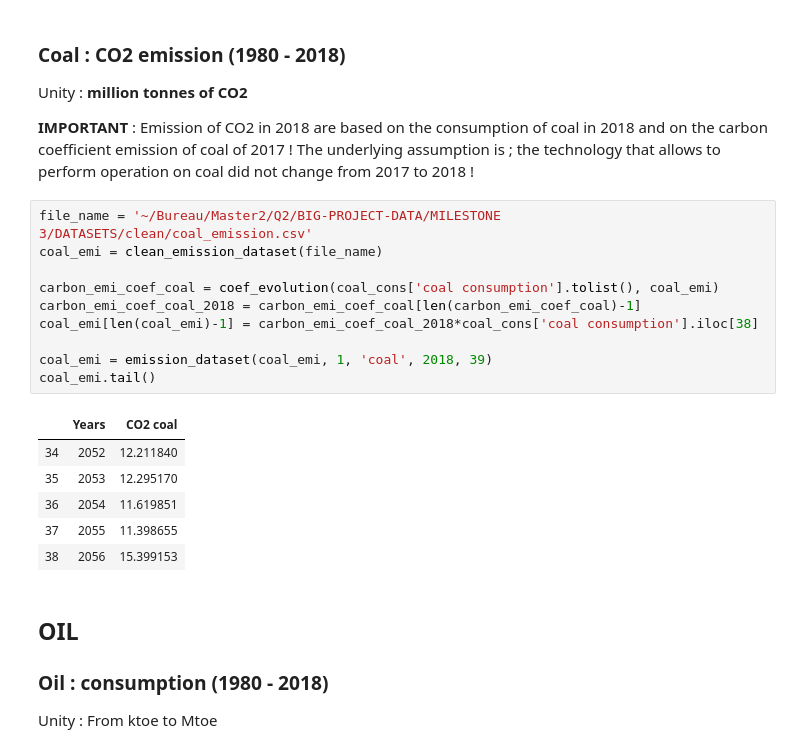
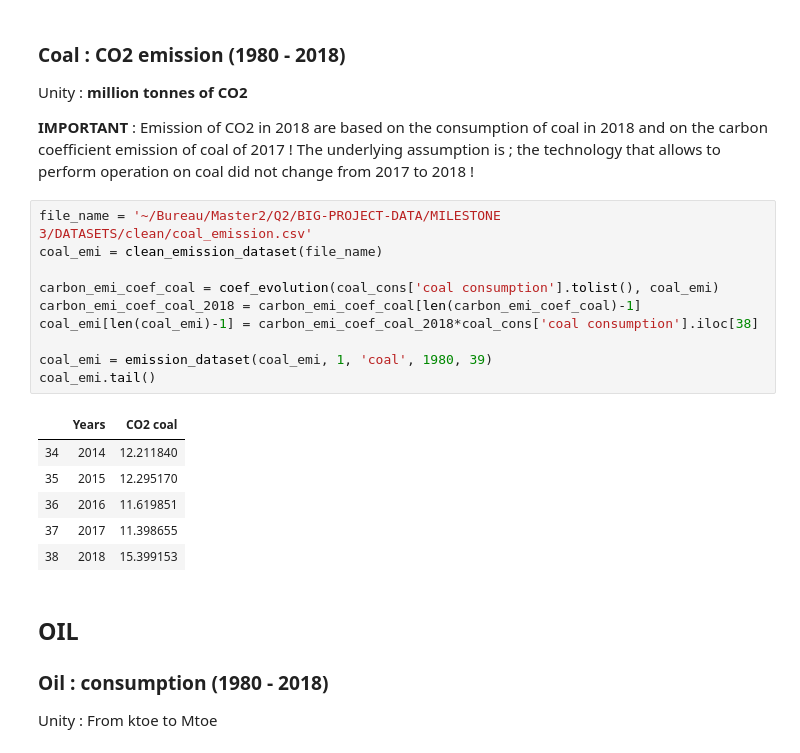
Before and after one commit to bendelv/Inge-M1_BigData, a Jupyter notebook: 03_MILESTONES/datasets.ipynb, the cells around one changed output. Cells and saved outputs as stored; diff of their text form.

Commit message:
datasets update

```diff
--- a/03_MILESTONES/datasets.ipynb
+++ b/03_MILESTONES/datasets.ipynb
@@ -132,20 +132,20 @@ Unity : **million tonnes of CO2**
 # %%
 file_name = '~/Bureau/Master2/Q2/BIG-PROJECT-DATA/MILESTONE 3/DATASETS/clean/coal_emission.csv'
 coal_emi = clean_emission_dataset(file_name)
 
 carbon_emi_coef_coal = coef_evolution(coal_cons['coal consumption'].tolist(), coal_emi)
 carbon_emi_coef_coal_2018 = carbon_emi_coef_coal[len(carbon_emi_coef_coal)-1]
 coal_emi[len(coal_emi)-1] = carbon_emi_coef_coal_2018*coal_cons['coal consumption'].iloc[38]
 
-coal_emi = emission_dataset(coal_emi, 1, 'coal', 2018, 39)
+coal_emi = emission_dataset(coal_emi, 1, 'coal', 1980, 39)
 coal_emi.tail()
 # %% [output]
 |  | Years | CO2 coal |
-| 34 | 2052 | 12.211840 |
-| 35 | 2053 | 12.295170 |
-| 36 | 2054 | 11.619851 |
-| 37 | 2055 | 11.398655 |
-| 38 | 2056 | 15.399153 |
+| 34 | 2014 | 12.211840 |
+| 35 | 2015 | 12.295170 |
+| 36 | 2016 | 11.619851 |
+| 37 | 2017 | 11.398655 |
+| 38 | 2018 | 15.399153 |
 # %% [markdown]
 ## OIL ##
 ### Oil : consumption (1980 - 2018) ###
```
Also changed, not shown: parts of 6 cells of this notebook.
